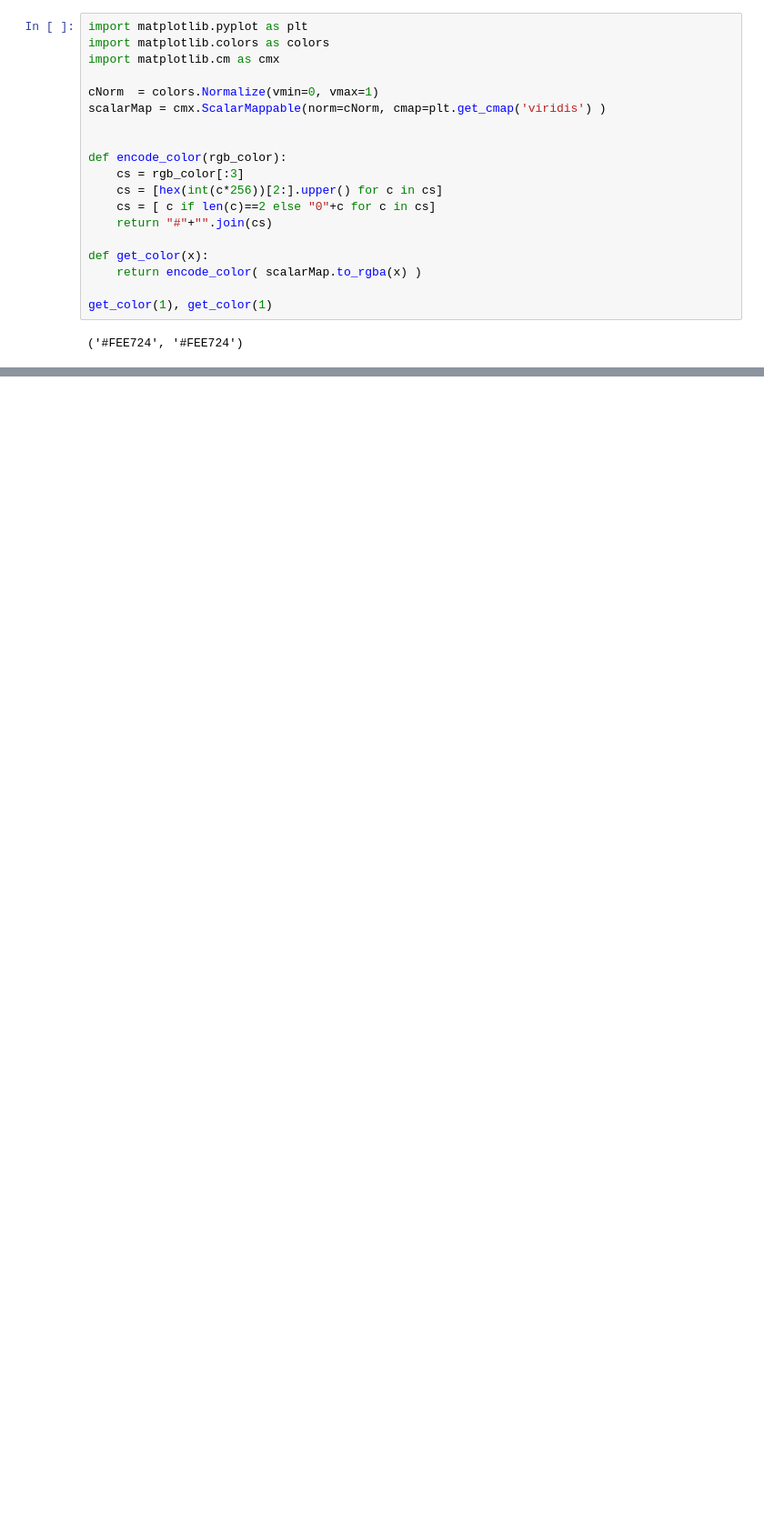
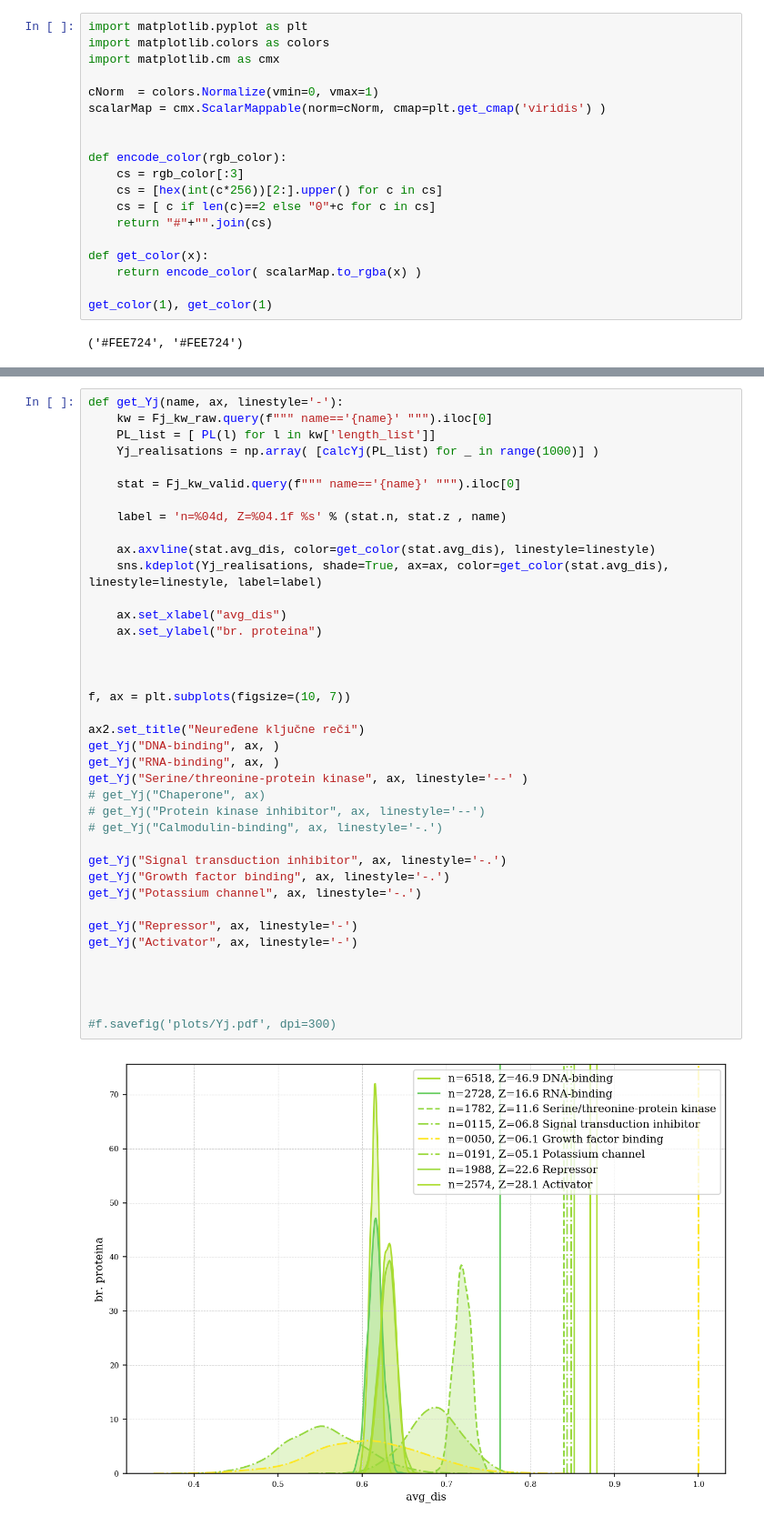
Before and after one commit to gvinterhalter/MASTER2, a Jupyter notebook: 2.2 SM komentar.ipynb, the cells around one changed output, grey strips where cells are left out. Shown at 91% size. Drawn from its saved outputs; the diff is of its cells as text; blank space fills up the shorter version.

```diff
--- a/2.2 SM komentar.ipynb
+++ b/2.2 SM komentar.ipynb
@@ -301,0 +327,41 @@ f.savefig('plots/Yj.pdf', dpi=300)
+# %%
+def get_Yj(name, ax, linestyle='-'):
+    kw = Fj_kw_raw.query(f""" name=='{name}' """).iloc[0]
+    PL_list = [ PL(l) for l in kw['length_list']]
+    Yj_realisations = np.array( [calcYj(PL_list) for _ in range(1000)] )
+
+    stat = Fj_kw_valid.query(f""" name=='{name}' """).iloc[0]
+
+    label = 'n=%04d, Z=%04.1f %s' % (stat.n, stat.z , name)
+
+    ax.axvline(stat.avg_dis, color=get_color(stat.avg_dis), linestyle=linestyle)
+    sns.kdeplot(Yj_realisations, shade=True, ax=ax, color=get_color(stat.avg_dis), linestyle=linestyle, label=label)
+
+    ax.set_xlabel("avg_dis")
+    ax.set_ylabel("br. proteina")
+
+
+
+f, ax = plt.subplots(figsize=(10, 7))
+
+ax2.set_title("Neuređene ključne reči")
+get_Yj("DNA-binding", ax, )
+get_Yj("RNA-binding", ax, )
+get_Yj("Serine/threonine-protein kinase", ax, linestyle='--' )
+# get_Yj("Chaperone", ax)
+# get_Yj("Protein kinase inhibitor", ax, linestyle='--')
+# get_Yj("Calmodulin-binding", ax, linestyle='-.')
+
+get_Yj("Signal transduction inhibitor", ax, linestyle='-.')
+get_Yj("Growth factor binding", ax, linestyle='-.')
+get_Yj("Potassium channel", ax, linestyle='-.')
+
+get_Yj("Repressor", ax, linestyle='-')
+get_Yj("Activator", ax, linestyle='-')
+
+
+
+
+#f.savefig('plots/Yj.pdf', dpi=300)
+# %% [output]
+[figure, added]
```
Also changed, not shown: parts of 3 cells of this notebook, 34 other files.
